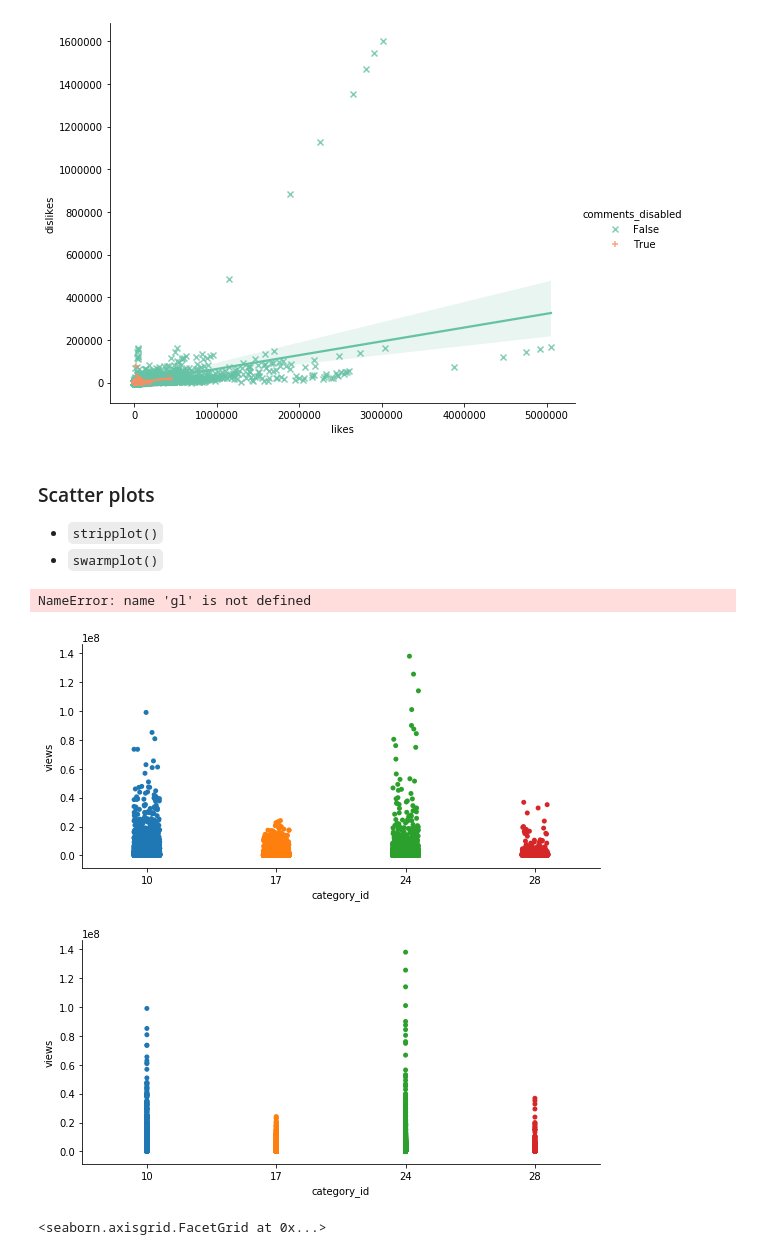
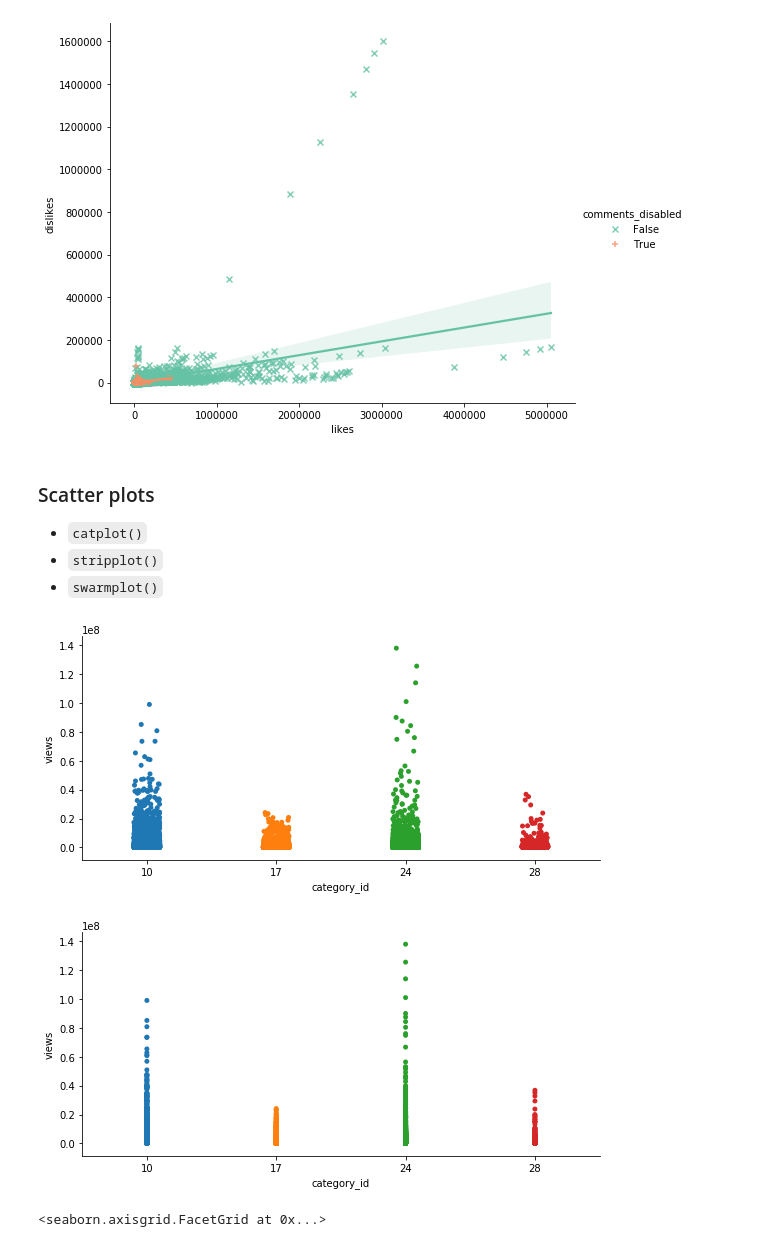
Before and after one commit to GTLibraryDataVisualization/Python-Visualization-for-Data-Science-Introduction-2020, a Jupyter notebook: Python_for_data_science-Youtube-Data.ipynb, the cells around one changed output. Saved outputs shown, nothing was run; the diff lists cells and outputs as text; code cells hidden in the pictures.

```diff
--- a/Python_for_data_science-Youtube-Data.ipynb
+++ b/Python_for_data_science-Youtube-Data.ipynb
@@ -268,16 +266,16 @@ sns.lmplot(x="likes", y="dislikes", hue="comments_disabled", data=cats, markers=
 # %% [markdown]
 ### Scatter plots
 
+* `catplot()`
 * `stripplot()`
 * `swarmplot()`
 # %%
 g1= sns.catplot(x="category_id", y="views", data=cats, height=4, aspect=2) # Standard Strip Plot
 g2= sns.catplot(x="category_id", y="views",jitter=False, data=cats, height=4, aspect=2) # Removes random X-axis noise
 
-plt.setp(gl.lines, alpha=.3)       #for the lines
+# plt.setp(gl.lines, alpha=.3)       #for the lines
 # %% [output]
-NameError: name 'gl' is not defined
-[figure, old version]
+[figure, new version]
 [figure]
 # %%
 df_swarm=cats.head(1000)
```
Also changed, not shown: parts of 9 cells of this notebook.
